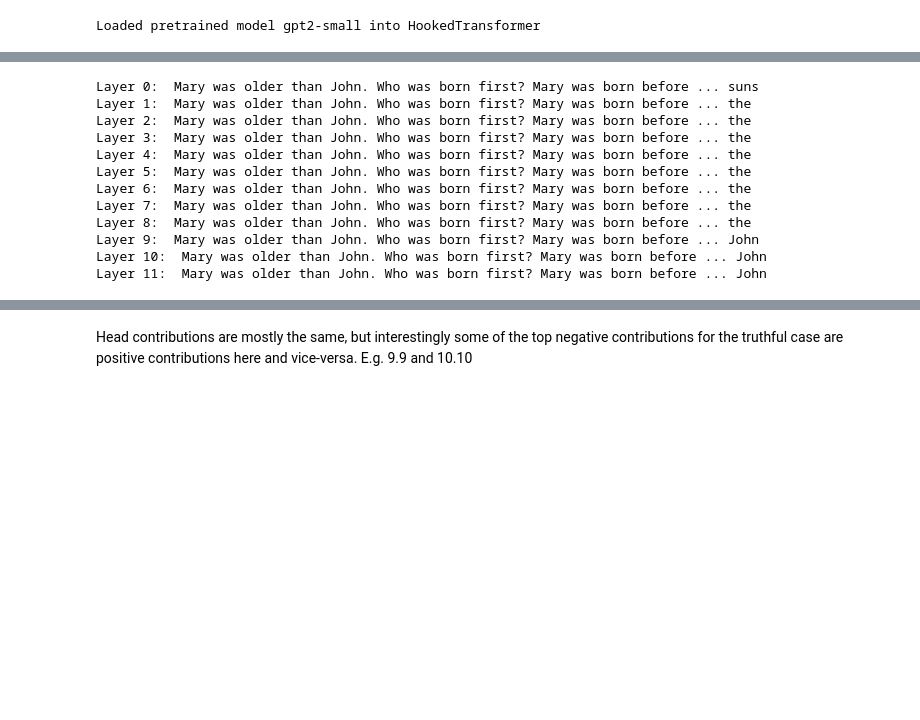
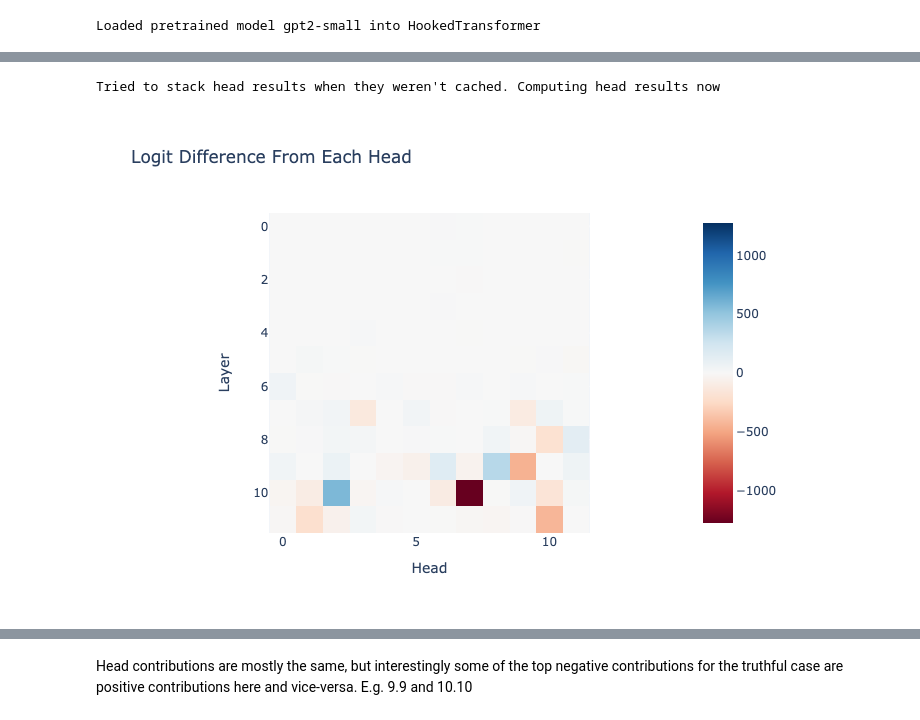
Before and after one commit to layterz/experiments, a Jupyter notebook: notebooks/misdirection.ipynb, the cells around one changed output, grey strips where cells are left out. Cells and saved outputs as stored; diff of their text form; code cells hidden in the pictures; blank space fills up the shorter version.

```diff
--- a/notebooks/misdirection.ipynb
+++ b/notebooks/misdirection.ipynb
@@ -135,3 +193,14 @@ To disable this warning, you can either:
+# %%
+px.imshow(
+    calculate_head_contribution(corrupted_cache, calculate_logit_diff(corrupted_cache)).cpu(),
+    labels={"x": "Head", "y": "Layer"},
+    title="Logit Difference From Each Head",
+    color_continuous_midpoint=0.0,
+    color_continuous_scale="RdBu",
+)
+# %% [output]
+Tried to stack head results when they weren't cached. Computing head results now
+[figure, added]
 # %%
 for layer in range(model.cfg.n_layers):
     resid_stream = cache['resid_post', layer][0]
@@ -139,20 +208,7 @@ for layer in range(model.cfg.n_layers):
     logits = model.unembed(resid_stream)
     pred_token = logits[:, -1, :].argmax(-1)
     pred = model.tokenizer.decode(pred_token)
-    print(f'Layer {layer}: {prompts[0][0]} ...{pred[:5]}')
+    print(f'Layer {layer}: {prompts[0][0]} ...{pred[:5]} (max logit: {logits[:, -1, :].max()})')
-# %% [output]
-Layer 0:  Mary was older than John. Who was born first? Mary was born before ... suns
-Layer 1:  Mary was older than John. Who was born first? Mary was born before ... the
-Layer 2:  Mary was older than John. Who was born first? Mary was born before ... the
-Layer 3:  Mary was older than John. Who was born first? Mary was born before ... the
-Layer 4:  Mary was older than John. Who was born first? Mary was born before ... the
-Layer 5:  Mary was older than John. Who was born first? Mary was born before ... the
-Layer 6:  Mary was older than John. Who was born first? Mary was born before ... the
-Layer 7:  Mary was older than John. Who was born first? Mary was born before ... the
-Layer 8:  Mary was older than John. Who was born first? Mary was born before ... the
-Layer 9:  Mary was older than John. Who was born first? Mary was born before ... John
-Layer 10:  Mary was older than John. Who was born first? Mary was born before ... John
-Layer 11:  Mary was older than John. Who was born first? Mary was born before ... John
 # %%
 logit_diff = calculate_logit_diff(cache)
 per_head_logit_diffs = calculate_head_contribution(cache, logit_diff)
```
Also changed, not shown: parts of 19 cells of this notebook.
